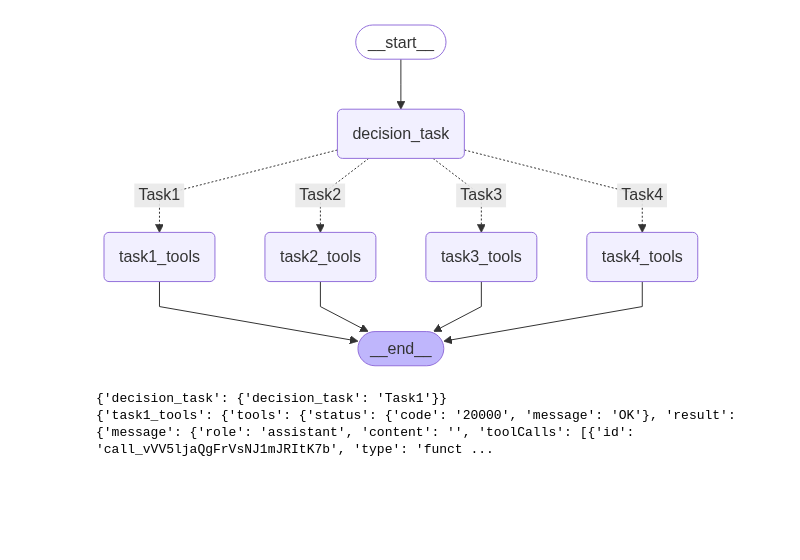
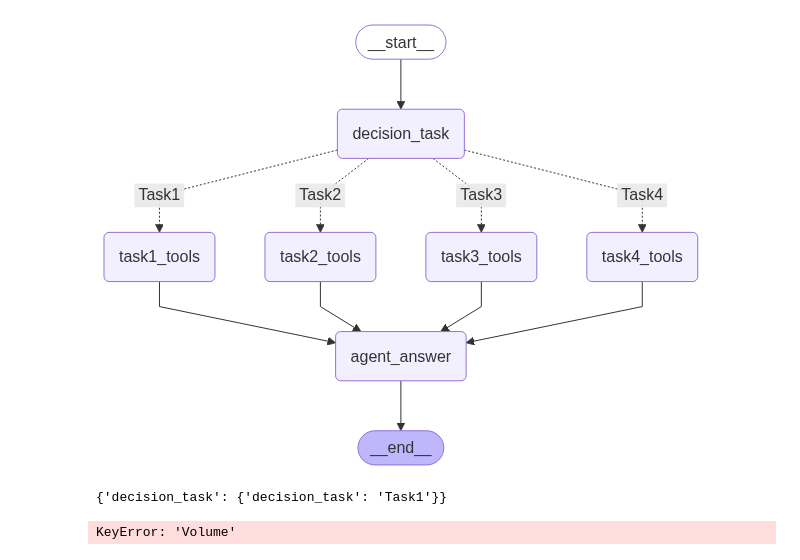
Before and after one commit to yoonwanggyu/MIRAE_ASSET_AI-Festival, a Jupyter notebook: foden/agent.ipynb, the cells around one changed output. Drawn from its saved outputs; the diff is of its cells as text; code cells hidden in the pictures; blank space fills up the shorter version.

Commit message:
task2 1번 질문 완료

```diff
--- a/foden/agent.ipynb
+++ b/foden/agent.ipynb
@@ -184,6 +216,19 @@ TOOLS_PROMPT = (
         "아래 제공된 함수 중 **정확히 하나**만 선택해서 호출해야 한다.\n"
         "함수 이름이 2개 이상 들어가거나, 목록에 없는 함수명을 생성하면 안 된다."
     )
+
+ANSWER_PROMPT = """\
+You are a finance assistant.
+Below is the user's question and the tool results you calculated.
+Answer in Korean with clear explanations.
+
+[사용자 질문]
+{question}
+
+[툴 결과]
+{tool_result}
+
+챗봇 답변:"""
 # %%
 from langchain.schema import SystemMessage, HumanMessage, AIMessage
 import json, inspect, asyncio, requests
@@ -316,38 +362,40 @@ async def task4_tools(state: ChatbotState):
 # %%
 def route_tools(state: ChatbotState):
     return state["decision_task"]
 
 builder = StateGraph(ChatbotState)
 
 builder.add_node("decision_task", decision_task)
 builder.add_node("task1_tools", task1_tools)
 builder.add_node("task2_tools", task2_tools)
 builder.add_node("task3_tools", task3_tools)
 builder.add_node("task4_tools", task4_tools)
+builder.add_node("agent_answer", agent_answer)
 
 builder.add_edge(START, "decision_task")
 builder.add_conditional_edges(
     "decision_task",
     route_tools,
     {"Task1": "task1_tools",
     "Task2": "task2_tools",
     "Task3": "task3_tools",
     "Task4": "task4_tools",}
     )
-builder.add_edge("task1_tools", END)
-builder.add_edge("task2_tools", END)
-builder.add_edge("task3_tools", END)
-builder.add_edge("task4_tools", END)
+builder.add_edge("task1_tools", "agent_answer")
+builder.add_edge("task2_tools", "agent_answer")
+builder.add_edge("task3_tools", "agent_answer")
+builder.add_edge("task4_tools", "agent_answer")
+builder.add_edge("agent_answer", END)
 
 builder.compile(checkpointer=memory)
 # %% [output]
-[figure, old version]
+[figure, new version]
 # %%
 from langchain_core.runnables import RunnableConfig
 
 config = RunnableConfig(configurable={"thread_id": 1})
 
-question = "삼성전자의 PBR은?"
+question = "2025-06-26 KOSPI 시장에 거래된 종목 수는?"
 
 graph = builder.compile(checkpointer=memory)
 
@@ -366,4 +414,4 @@ async for event in graph.astream(initial_state,config=config):
     events.append(event)
 # %% [output]
 {'decision_task': {'decision_task': 'Task1'}}
-{'task1_tools': {'tools': {'status': {'code': '20000', 'message': 'OK'}, 'result': {'message': {'role': 'assistant', 'content': '', 'toolCalls': [{'id': 'call_vVV5ljaQgFrVsNJ1mJRItK7b', 'type': 'funct ...
+KeyError: 'Volume'
```
Also changed, not shown: parts of 2 cells of this notebook, 3 other files.
